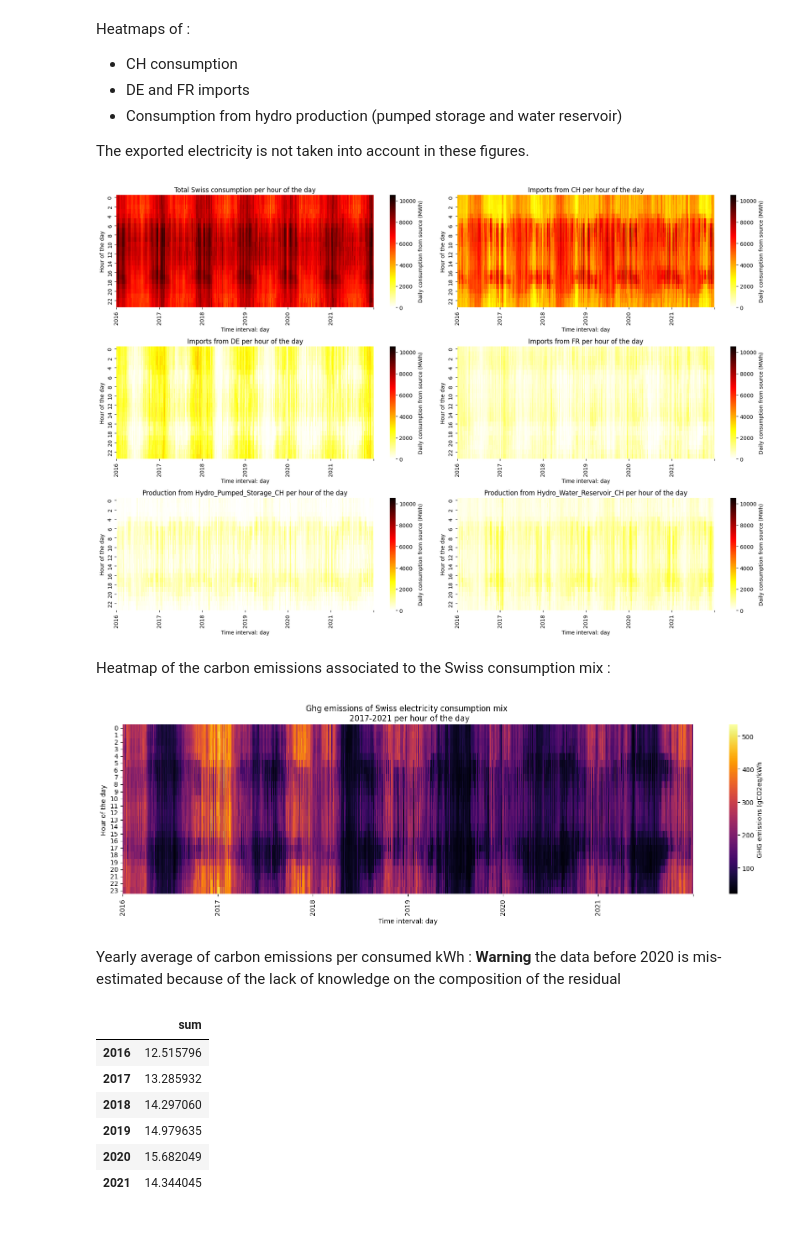
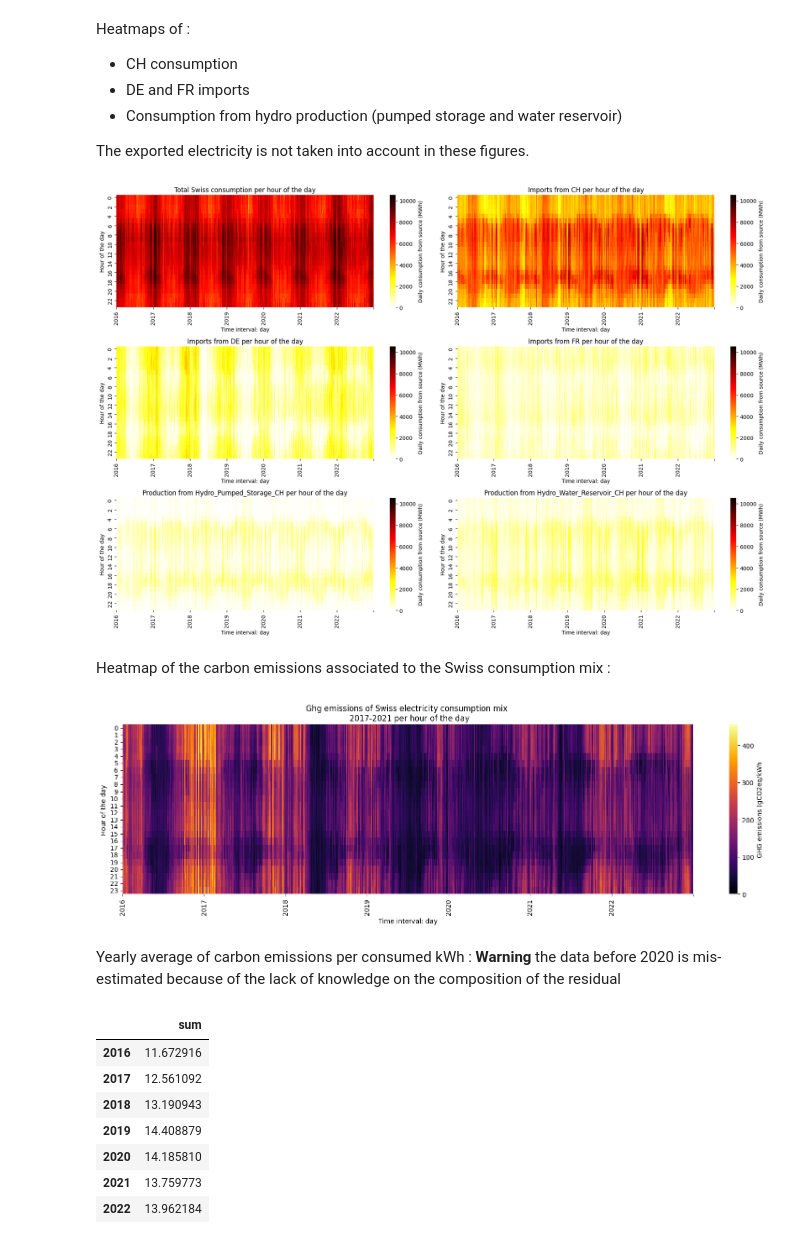
Before and after one commit to LESBAT-HEIG-VD/EcoDynElec, a Jupyter notebook: examples/swiss_mix_analysis.ipynb, the cells around one changed output. Drawn from its saved outputs; the diff is of its cells as text; code cells hidden in the pictures.

Commit message:
Update swiss_mix_analysis notebook

```diff
--- a/examples/swiss_mix_analysis.ipynb
+++ b/examples/swiss_mix_analysis.ipynb
@@ -33,40 +32,20 @@ my_config.freq = "H"
 my_config.ctry = ['AT', 'CH', 'DE', 'FR', 'IT']
 my_config.target = ['CH']  # You can put multiple targets here
 # Enable this if you want to plot fig 6 (will impact the computation time - it took me 15min)
-my_config.target = ['CH', 'AT', 'FR', 'DE']
+#my_config.target = ['CH', 'AT', 'FR', 'DE']
 my_config.data_cleaning = True
 my_config.sg_imports = True
 my_config.path.generation = "./mix_analysis/downloads/generations/"
 my_config.path.exchanges = "./mix_analysis/downloads/exchanges/"
 my_config.path.generation = "../etude_stat/test_data/downloads/generations/"
 my_config.path.exchanges = "../etude_stat/test_data/downloads/exchanges/"
+# Recommended config: include swiss grid residual (difference between swiss grid and entso-e data)
 my_config.residual_global = True
-# Use the local residual to compute the CH mix (see the documentation for more details)
-my_config.local_productions = {
-        'CH': {
-            'Solar': 1.0, 'Wind_Onshore': 1.0, 'Residual_Hydro_Water_Reservoir': 0.2,
-            'Residual_Hydro_Run-of-river_and_poundage': 0.8, 'Residual_Other': 0.9
-        },
-        'FR': {
-            'Solar': 1.0, 'Wind_Onshore': 1.0, 'Wind_Offshore': 1.0
-        },
-        'IT': {
-            'Solar': 1.0, 'Wind_Onshore': 1.0, 'Wind_Offshore': 1.0
-        },
-        'DE': {
-            'Solar': 1.0, 'Wind_Onshore': 1.0, 'Wind_Offshore': 1.0
-        },
-        'CZ': {
-            'Solar': 1.0, 'Wind_Onshore': 1.0, 'Wind_Offshore': 1.0
-        },
-        'AT': {
-            'Solar': 1.0, 'Wind_Onshore': 1.0, 'Wind_Offshore': 1.0
-        }
-    }
-my_config.ch_enr_model_path = '../support_files/enr_prod_2016-2022.csv'
+# Recommended config: include real (2020-2022) and estimated (2016-2019) renewable production (using EcoDynElec-Enr-Model)
+my_config.ch_enr_model_path = '../support_files/enr_prod_2016-2022_completed.csv'
 
 # Years to study
-years = ['2016', '2017', '2018', '2019', '2020', '2021']
+years = ['2016', '2017', '2018', '2019', '2020', '2021', '2022']
 # %% [markdown]
 #### 0.1 Download and generate data files
 This can done once, then the electrical mix and impact files will be saved and can be loaded directly (see 0.2)
@@ -127,7 +83,8 @@ If the files for the years of interest have already been generated, they can be
 # %%
 from examples.mix_analysis.analysis_functions import load_data
 
-flows, prods, mixs, prod_impacts, impacts = load_data(my_config, years, savedir="../examples/mix_analysis/results_local/")
+flows, prods, mixs, prod_impacts, impacts = load_data(my_config, years,
+                                                      savedir="../examples/mix_analysis/results_local_no_enr/")
 # %% [markdown]
 ### 0.3 Pre-processing the data
 Here we reformat the data to make it easier to manipulate and plot
@@ -392,0 +399,2 @@ producing_electricity_impact
+# %%
+electricity_impact['raw_df'][electricity_impact['raw_df'] < 0] = 0
@@ -577,27 +624,28 @@ for i in range(len(cols)):
 
 fig.tight_layout()
 # %% [output]
-[figure, old version]
+[figure, new version]
 # %% [markdown]
 Heatmap of the carbon emissions associated to the Swiss consumption mix :
 # %%
 fig, ax = plt.subplots(1, 1, figsize=(16, 5))
 # Heatmap import
 data = electricity_impact['df'][['sum']].copy()
 val_mean = data['sum'].loc['2021-01-01':'2021-12-31'].mean()
 #data = (data - val_mean) / val_mean * 100
 val_min = -100
 val_max = 300
 val_min = data.min().min()
 val_max = data.max().max()
 series = data['sum']
 xlabels = list(series.resample('Y').mean().index.map(lambda x: x.year).values)
 plot_hourly_heatmap(data, 'sum', xlabels,
-                    'Ghg emissions of Swiss electricity consumption mix \n 2017-2021', 'GHG emissions (gCO2eq/kWh', val_min=val_min,
+                    'Ghg emissions of Swiss electricity consumption mix \n 2017-2021', 'GHG emissions (gCO2eq/kWh',
+                    val_min=val_min,
                     val_max=val_max, fig=fig, ax=ax, cmap='inferno')
 fig.tight_layout()
 # %% [output]
-[figure, old version]
+[figure, new version]
 # %% [markdown]
 Yearly average of carbon emissions per consumed kWh :
 **Warning** the data before 2020 is mis-estimated because of the lack of knowledge on the composition of the residual
@@ -606,12 +654,13 @@ yearly_mean = producing_electricity_impact['df'][['sum']].groupby(producing_elec
 yearly_mean
 # %% [output]
 |  | sum |
-| 2016 | 12.515796 |
-| 2017 | 13.285932 |
-| 2018 | 14.297060 |
-| 2019 | 14.979635 |
-| 2020 | 15.682049 |
-| 2021 | 14.344045 |
+| 2016 | 11.672916 |
+| 2017 | 12.561092 |
+| 2018 | 13.190943 |
+| 2019 | 14.408879 |
+| 2020 | 14.185810 |
+| 2021 | 13.759773 |
+| 2022 | 13.962184 |
 # %%
 yearly_mean = electricity_impact['df'][['sum']].groupby(electricity_impact['df'].index.year).mean()
 yearly_mean
```
Also changed, not shown: parts of 29 cells of this notebook.
